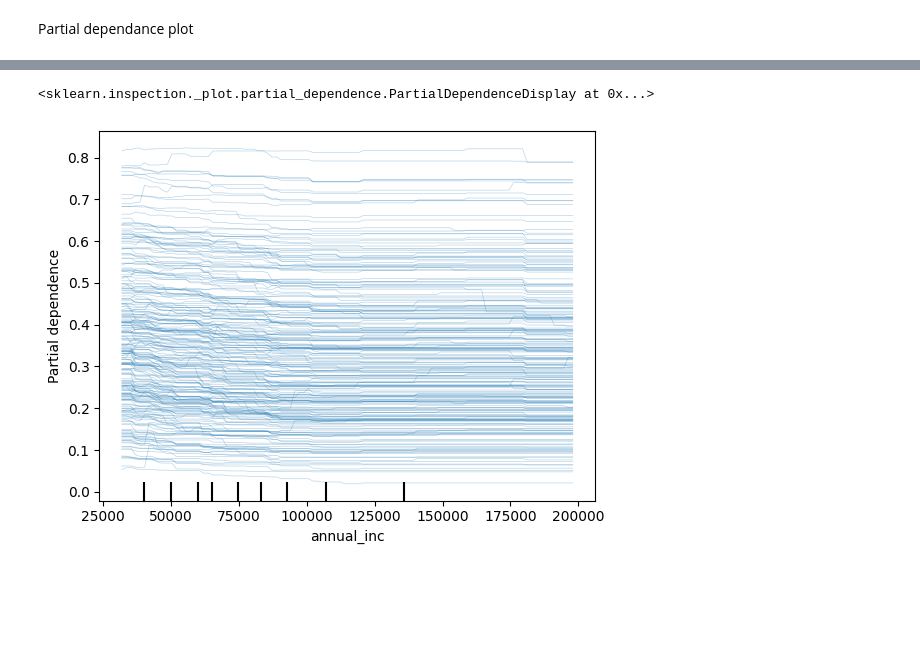
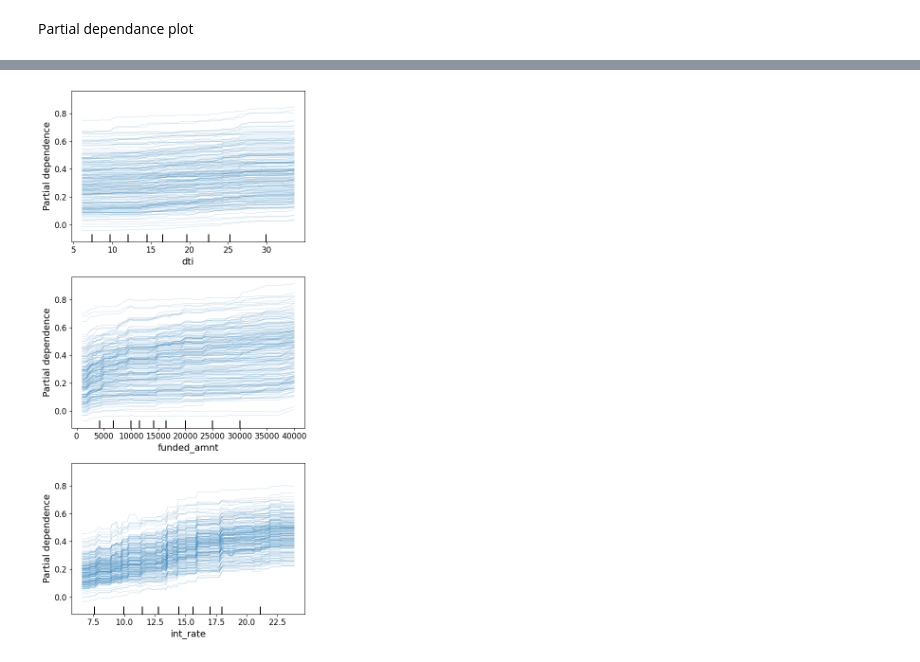
Before and after one commit to FelixMul/fair_ai_exploration, a Jupyter notebook: PDPandICE.ipynb, the cells around one changed output, grey strips where cells are left out. Cells and saved outputs as stored; diff of their text form; code cells hidden in the pictures; blank space fills up the shorter version.

```diff
--- a/PDPandICE.ipynb
+++ b/PDPandICE.ipynb
@@ -168,3 +192,21 @@ PartialDependenceDisplay.from_estimator(full_pipeline, # model pipeline
 # %%
-numerical_features
+fig, ax = plt.subplots(figsize=(8,6))
+
+disp = PartialDependenceDisplay.from_estimator(
+    full_pipeline,
+    X_train.sample(n_sample),
+    features=["emp_title"],
+    categorical_features=["emp_title"],
+    ax=ax
+)
+
+plt.tight_layout()
+
+plt.rcParams['font.size'] = 12     # base size for everything
+plt.rcParams['axes.titlesize'] = 16 # subplot titles
+plt.rcParams['axes.labelsize'] = 12 # x/y labels
+plt.rcParams['xtick.labelsize'] = 10
+plt.rcParams['ytick.labelsize'] = 10
+
+plt.show()
 # %% [output]
@@ -188,8 +214,27 @@ numerical_features
 # %%
+n_rows = 3
+n_cols = 1
+
+fig, ax = plt.subplots(
+    n_rows, n_cols,
+    figsize=(6 * n_cols, 4 * n_rows),   # width × height per subplot
+)
+
 PartialDependenceDisplay.from_estimator(full_pipeline,
-                                        X_train.sample(n_sample),
-                                        features=['annual_inc'],
-                                        kind='individual')
+                                        X_train.sample(200),
+                                        features=pd.Index(["dti", "funded_amnt", "int_rate"]),
+                                        kind='individual',
+                                        ax=ax)
+
+
+fig.tight_layout()  # add breathing room between plots
+
+
+plt.rcParams['font.size'] = 14    # base size for everything
+plt.rcParams['axes.titlesize'] = 18 # subplot titles
+plt.rcParams['axes.labelsize'] = 14 # x/y labels
+plt.rcParams['xtick.labelsize'] = 12
+plt.rcParams['ytick.labelsize'] = 12
+plt.show()
 # %% [output]
-<sklearn.inspection._plot.partial_dependence.PartialDependenceDisplay at 0x...>
-[figure, old version]
+[figure, new version]
```
Also changed, not shown: parts of 4 cells of this notebook, 5 other files.
